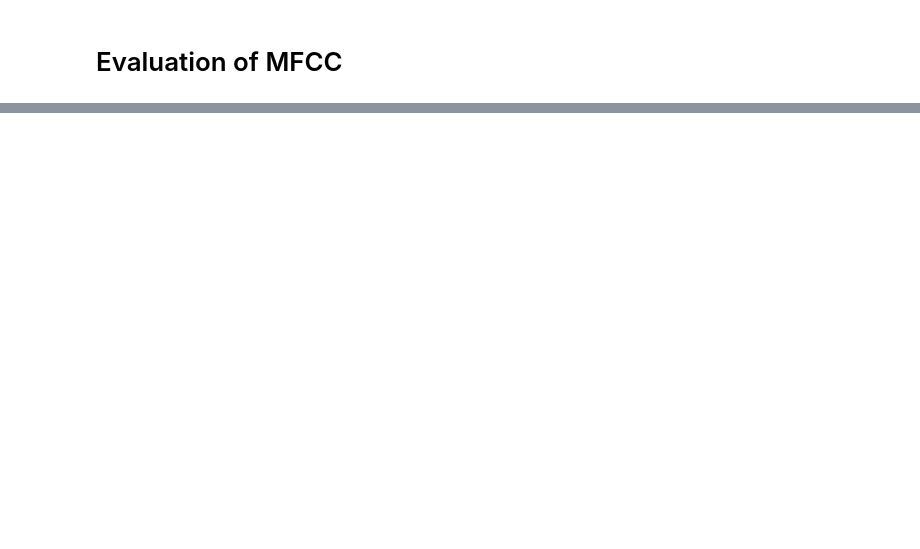
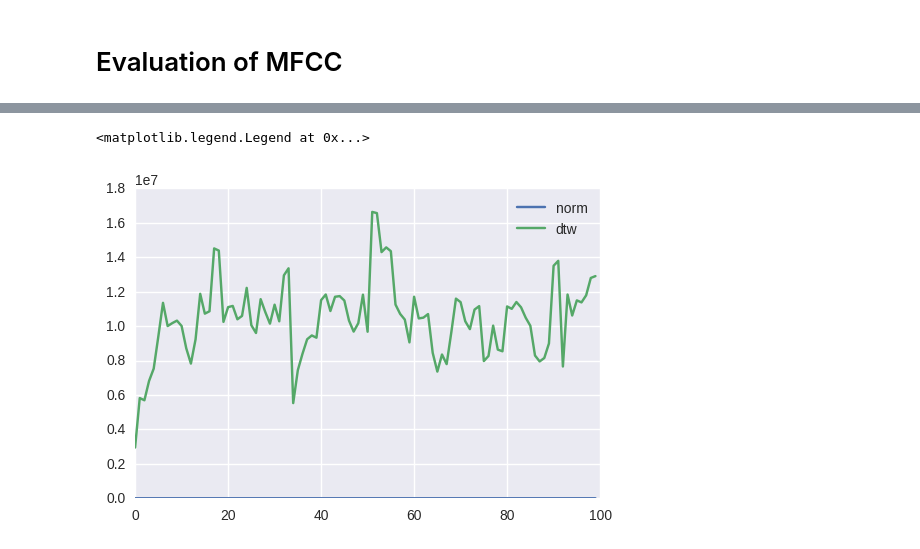
Before and after one commit to PaulEcoffet/birdsonglearningmodel, a Jupyter notebook: analysis/mfcc_evaluation.ipynb, the cells around one changed output, grey strips where cells are left out. Drawn from its saved outputs; the diff is of its cells as text; code cells hidden in the pictures; blank space fills up the shorter version.

Commit message:
Try to measure the quality of the MFCC measurement

```diff
--- a/analysis/mfcc_evaluation.ipynb
+++ b/analysis/mfcc_evaluation.ipynb
@@ -46,0 +54,2 @@ mfcc(signal, samplerate=16000, winlen=0.025, winstep=0.01, numcep=13, nfilt=26,
+# %%
+t_mf = mfcc(tutor, samplerate=sr1,  winlen=0.01, winstep=0.003, numcep=13)[..., 1:]
@@ -46,0 +102,2 @@ mfcc(signal, samplerate=16000, winlen=0.025, winstep=0.01, numcep=13, nfilt=26,
+# %%
+snt = np.concatenate((np.zeros(0), tutor))
@@ -46,0 +112,3 @@ mfcc(signal, samplerate=16000, winlen=0.025, winstep=0.01, numcep=13, nfilt=26,
+# %%
+nt_mf = mfcc(noisy_t, samplerate=sr1,  winlen=0.01, winstep=0.003, numcep=13)[..., 1:]
+snt_mf = mfcc(snt, samplerate=sr1,  winlen=0.001, winstep=0.003, numcep=13)[..., 1:]
@@ -46,0 +140,13 @@ mfcc(signal, samplerate=16000, winlen=0.025, winstep=0.01, numcep=13, nfilt=26,
+# %%
+res = np.zeros((100, 2))
+for i in range(100):
+    snt = np.concatenate((np.zeros(i), tutor))
+    snt_mf = mfcc(snt, samplerate=sr1)[..., 1:]
+    res[i, 0] = np.linalg.norm(t_mf[:min(len(t_mf), len(snt_mf))] - snt_mf[:min(len(t_mf), len(snt_mf))], ord=2)
+    res[i, 1] = fastdtw(tutor, snt)[0]
+plt.plot(res[:, 0], label='norm')
+plt.plot(res[:, 1], label='dtw')
+plt.legend()
+# %% [output]
+<matplotlib.legend.Legend at 0x...>
+[figure, added]
```
Also changed, not shown: parts of 23 cells of this notebook.
